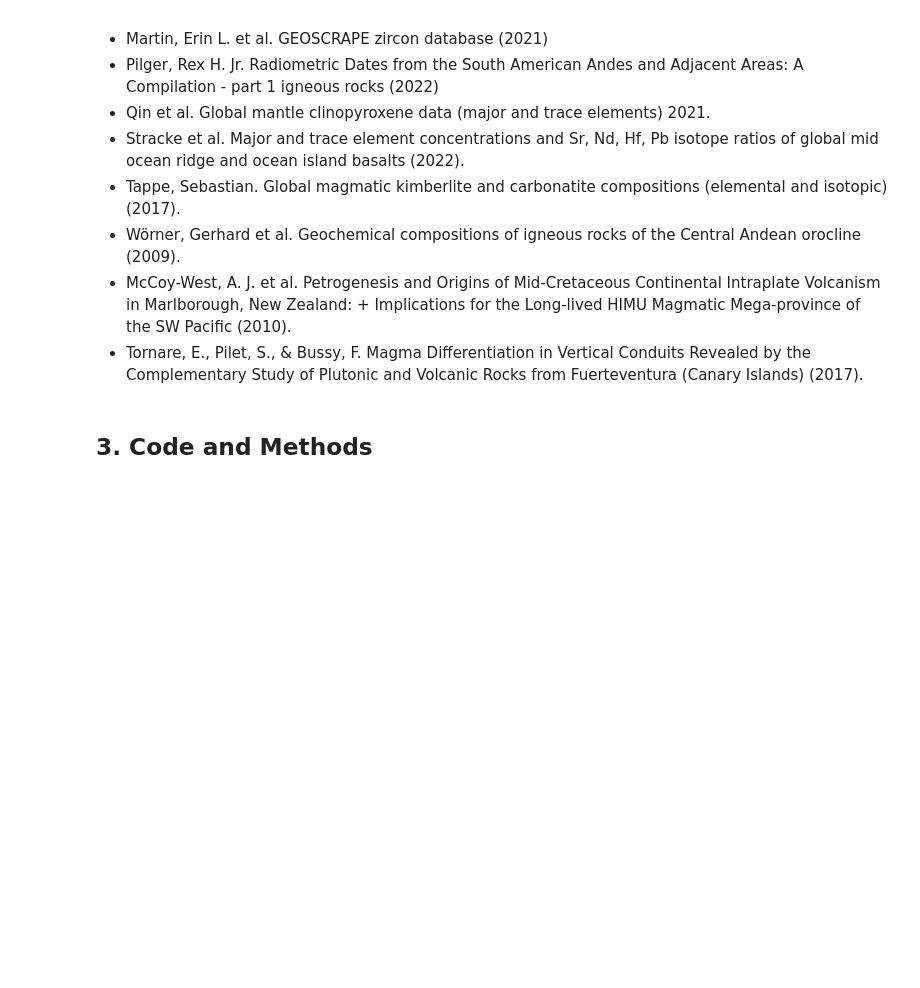
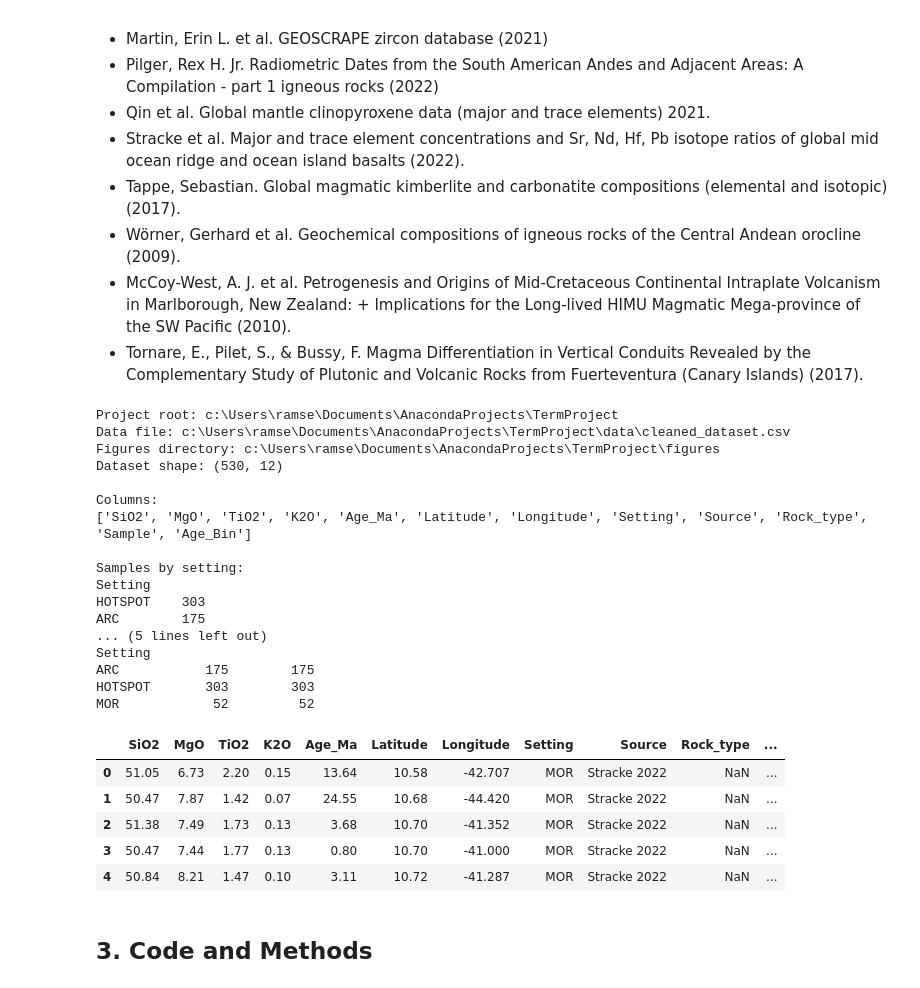
Before and after one commit to rcjosep1/ExampleProject, a Jupyter notebook: SES230_FinalReport_Jupiter.ipynb, the cells around one changed output. Drawn from its saved outputs; the diff is of its cells as text; code cells hidden in the pictures; blank space fills up the shorter version.

```diff
--- a/SES230_FinalReport_Jupiter.ipynb
+++ b/SES230_FinalReport_Jupiter.ipynb
@@ -132,3 +108,73 @@ def load_dataset(fname: str, header_row: int) -> pd.DataFrame:
+# %%
+PROJECT_ROOT = Path.cwd()
+
+DATA_FILE = PROJECT_ROOT / "data" / "cleaned_dataset.csv"
+FIGURES_DIR = PROJECT_ROOT / "figures"
+
+FIGURES_DIR.mkdir(exist_ok=True)
+
+print("Project root:", PROJECT_ROOT)
+print("Data file:", DATA_FILE)
+print("Figures directory:", FIGURES_DIR)
+
+if not DATA_FILE.exists():
+    raise FileNotFoundError(f"Could not find cleaned dataset at: {DATA_FILE}")
+
+df_all = pd.read_csv(DATA_FILE)
+
+numeric_columns = [
+    "SiO2",
+    "MgO",
+    "TiO2",
+    "K2O",
+    "Age_Ma",
+    "Latitude",
+    "Longitude",
+]
+
+for col in numeric_columns:
+    if col in df_all.columns:
+        df_all[col] = pd.to_numeric(df_all[col], errors="coerce")
+
+bin_size = 50
+df_all["Age_Bin"] = ((df_all["Age_Ma"] // bin_size) * bin_size) + (bin_size / 2)
+
+print("Dataset shape:", df_all.shape)
+
+print("\nColumns:")
+print(df_all.columns.tolist())
+
+print("\nSamples by setting:")
+print(df_all["Setting"].value_counts(dropna=False))
+
+print("\nCoordinate counts by setting:")
+print(df_all.groupby("Setting")[["Latitude", "Longitude"]].count())
+
+display(df_all.head())
+# %% [output]
+Project root: c:\Users\ramse\Documents\AnacondaProjects\TermProject
+Data file: c:\Users\ramse\Documents\AnacondaProjects\TermProject\data\cleaned_dataset.csv
+Figures directory: c:\Users\ramse\Documents\AnacondaProjects\TermProject\figures
+Dataset shape: (530, 12)
+
+Columns:
+['SiO2', 'MgO', 'TiO2', 'K2O', 'Age_Ma', 'Latitude', 'Longitude', 'Setting', 'Source', 'Rock_type', 'Sample', 'Age_Bin']
+
+Samples by setting:
+Setting
+HOTSPOT    303
+ARC        175
+... (5 lines left out)
+Setting
+ARC           175        175
+HOTSPOT       303        303
+MOR            52         52
+|  | SiO2 | MgO | TiO2 | K2O | Age_Ma | Latitude | Longitude | Setting | Source | Rock_type | ... |
+| 0 | 51.05 | 6.73 | 2.20 | 0.15 | 13.64 | 10.58 | -42.707 | MOR | Stracke 2022 | NaN | ... |
+| 1 | 50.47 | 7.87 | 1.42 | 0.07 | 24.55 | 10.68 | -44.420 | MOR | Stracke 2022 | NaN | ... |
+| 2 | 51.38 | 7.49 | 1.73 | 0.13 | 3.68 | 10.70 | -41.352 | MOR | Stracke 2022 | NaN | ... |
+| 3 | 50.47 | 7.44 | 1.77 | 0.13 | 0.80 | 10.70 | -41.000 | MOR | Stracke 2022 | NaN | ... |
+| 4 | 50.84 | 8.21 | 1.47 | 0.10 | 3.11 | 10.72 | -41.287 | MOR | Stracke 2022 | NaN | ... |
 # %% [markdown]
 ## 3. Code and Methods
 # %% [markdown]
```
Also changed, not shown: parts of 8 cells of this notebook, 7 other files.
